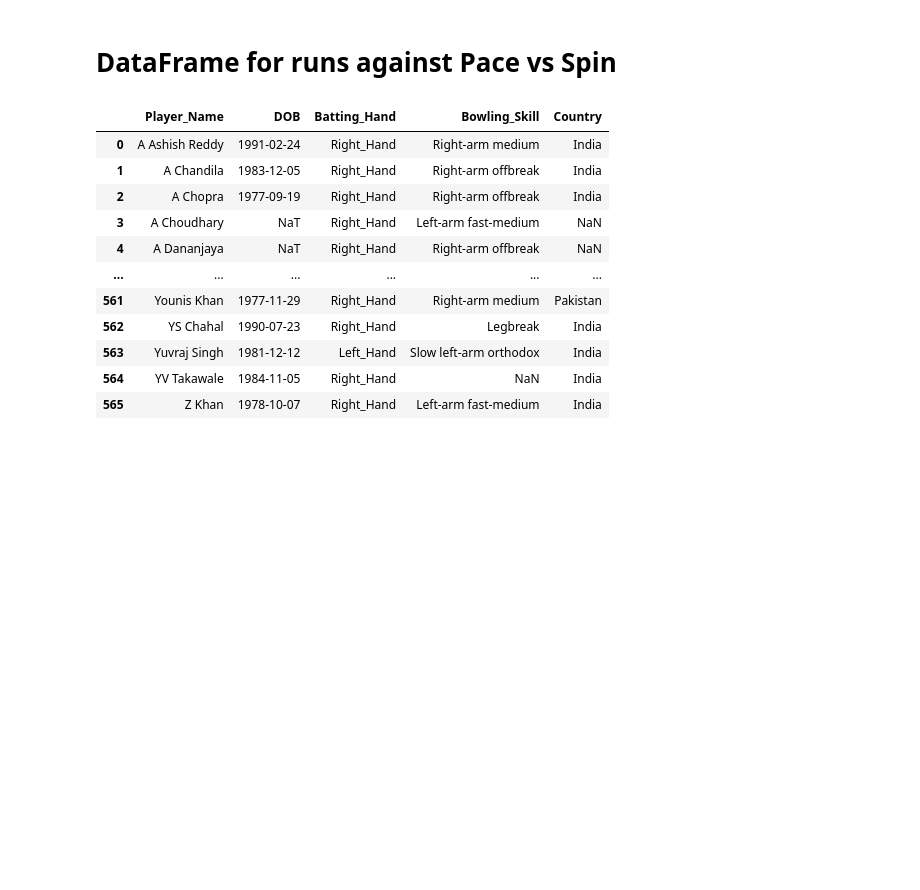
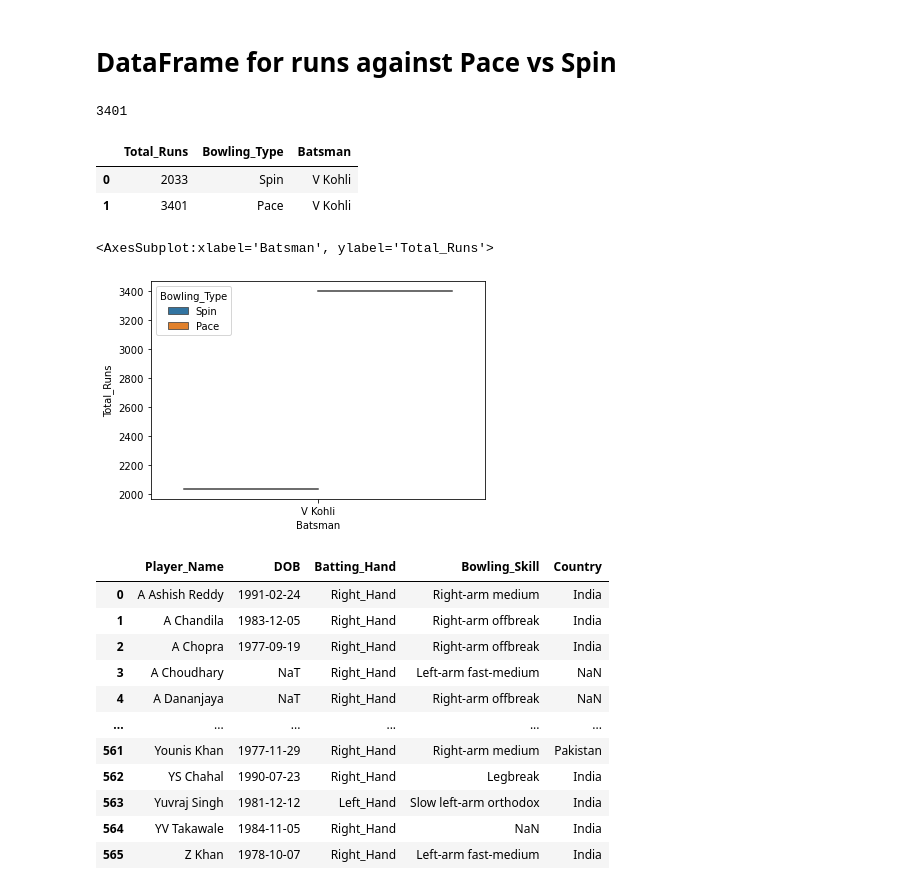
Before and after one commit to Utkarsh736/IPL_Data_Analysis, a Jupyter notebook: Template.ipynb, the cells around one changed output. Cells and saved outputs as stored; diff of their text form; code cells hidden in the pictures; blank space fills up the shorter version.

```diff
--- a/Template.ipynb
+++ b/Template.ipynb
@@ -706,18 +704,27 @@ run_df = deliveries_df[['batsman', 'batsman_runs', 'bowler' ]].rename(columns={'
 # bowlers_main_df
 run_merge_df = pd.merge(run_df, bowlers_main_df, on='Bowler')
 
-# Bug Problem2
-# run_merge_df.loc[(run_merge_df['batsman']=='V Kohli')&(run_merge_df['Bowling_Type']=='Pace')]['batsman_runs'].sum()
+# Bug Problem2 > Bug fixed
+run_merge_df.loc[(run_merge_df['batsman']=='V Kohli')&(run_merge_df['Bowling_Type']=='Pace')]['batsman_runs'].sum()
+# %% [output]
+3401
 # %%
 # 2033 3401
 
-# Bug Problem3
+# Bug Problem3 > Bug fixed
 
-# data_kohli = [[2033, 'Spin', 'V Kohli'],[3401, 'Pace', 'V Kohli']]
-# kohli_plot = pd.DataFrame(data_kohli, columns=['Total_Runs', 'Bowling_Type', 'Batsman'])
-# kohli_plot
+data_kohli = [[2033, 'Spin', 'V Kohli'],[3401, 'Pace', 'V Kohli']]
+kohli_plot = pd.DataFrame(data_kohli, columns=['Total_Runs', 'Bowling_Type', 'Batsman'])
+kohli_plot
+# %% [output]
+|  | Total_Runs | Bowling_Type | Batsman |
+| 0 | 2033 | Spin | V Kohli |
+| 1 | 3401 | Pace | V Kohli |
 # %%
-# sns.violinplot(x='Batsman', y='Total_Runs', data=kohli_plot, hue='Bowling_Type', split=True)
+sns.violinplot(x='Batsman', y='Total_Runs', data=kohli_plot, hue='Bowling_Type', split=True)
+# %% [output]
+<AxesSubplot:xlabel='Batsman', ylabel='Total_Runs'>
+[figure, added]
 # %%
 # Get batsman run per ball of the over for the violinplot graph
 # %%
```
Also changed, not shown: parts of 2 cells of this notebook.
